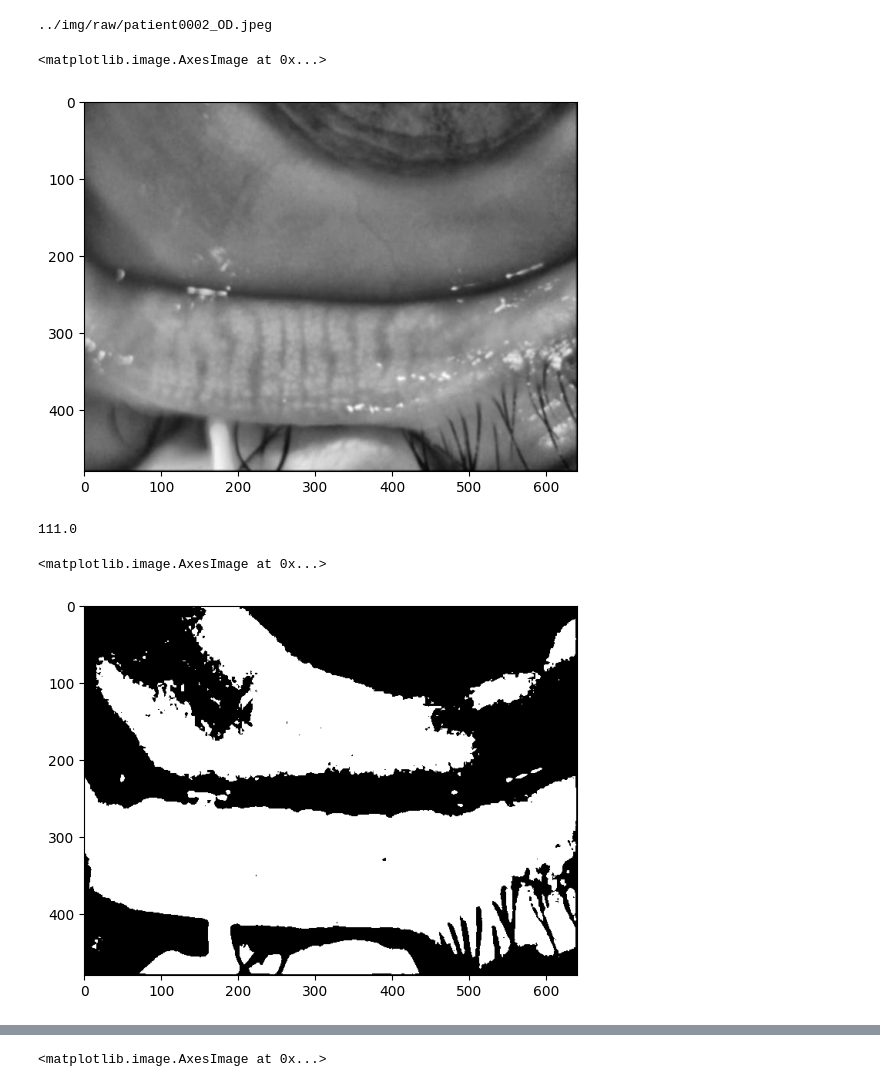
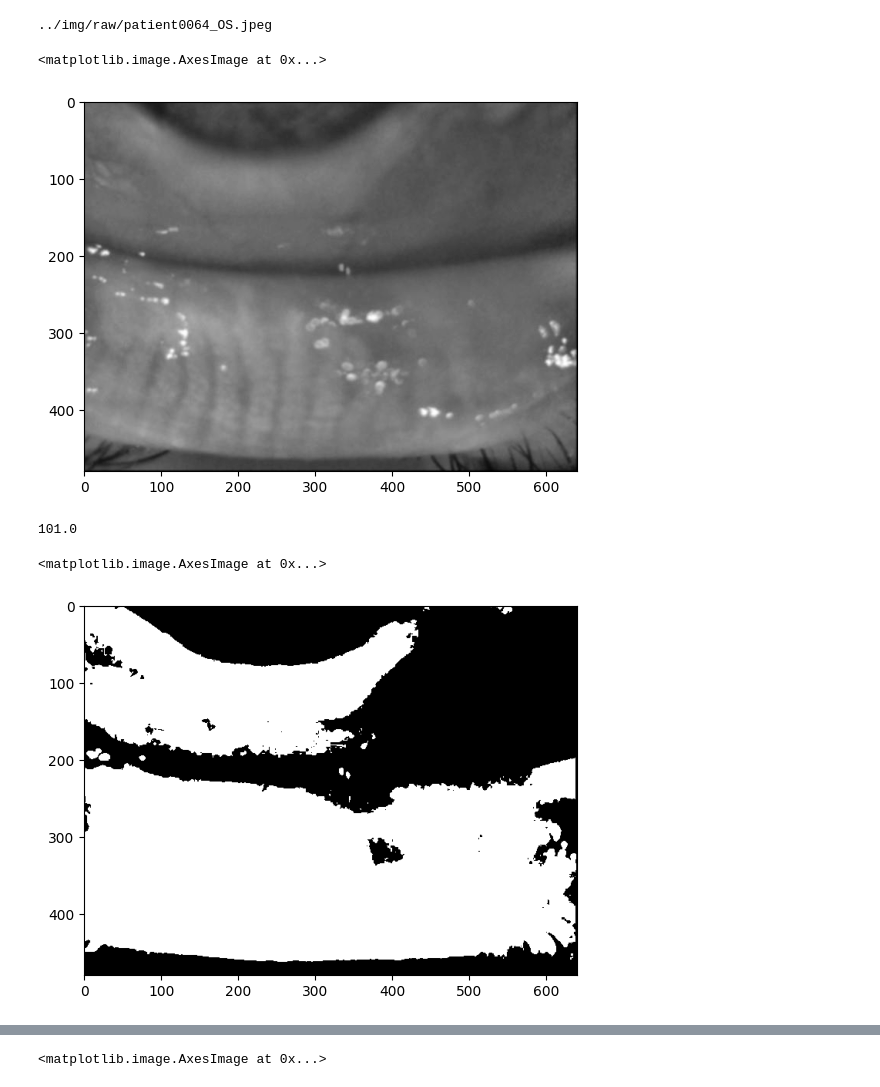
Before and after one commit to oykudiribas/Meibo-segment, a Jupyter notebook: src/notebook.ipynb, the cells around one changed output, grey strips where cells are left out. Saved outputs shown, nothing was run; the diff lists cells and outputs as text; code cells hidden in the pictures.

```diff
--- a/src/notebook.ipynb
+++ b/src/notebook.ipynb
@@ -4,24 +5,24 @@ import glob
 from matplotlib.pyplot import imshow
 %matplotlib inline
 # %%
-img_no = 4
+img_no = 129
 filelist = sorted(glob.glob('../img/raw/*.jpeg'))
 img = cv2.imread(filelist[img_no])
 img = cv2.cvtColor(img, cv2.COLOR_BGR2GRAY)
 print(filelist[img_no])
 imshow(img, cmap = 'gray')
 # %% [output]
-../img/raw/patient0002_OD.jpeg
+../img/raw/patient0064_OS.jpeg
 <matplotlib.image.AxesImage at 0x...>
-[figure, old version]
+[figure, new version]
 # %%
 thr, res_thr = cv2.threshold(img, 0, 255, cv2.THRESH_OTSU)
 print(thr)
 imshow(res_thr, cmap = 'gray')
 # %% [output]
-111.0
+101.0
 <matplotlib.image.AxesImage at 0x...>
-[figure, old version]
+[figure, new version]
 # %%
 # Morphology
 kernel = cv2.getStructuringElement(cv2.MORPH_ELLIPSE, (30,10))
```
Also changed, not shown: parts of 4 cells of this notebook.
